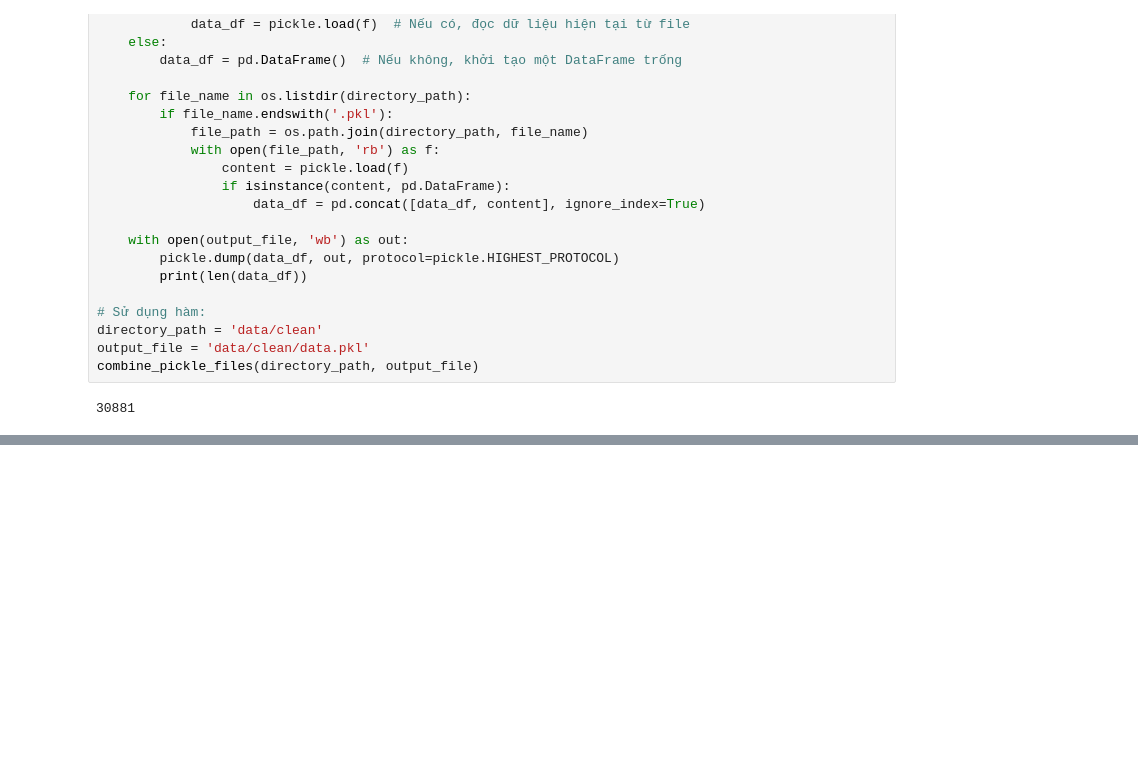
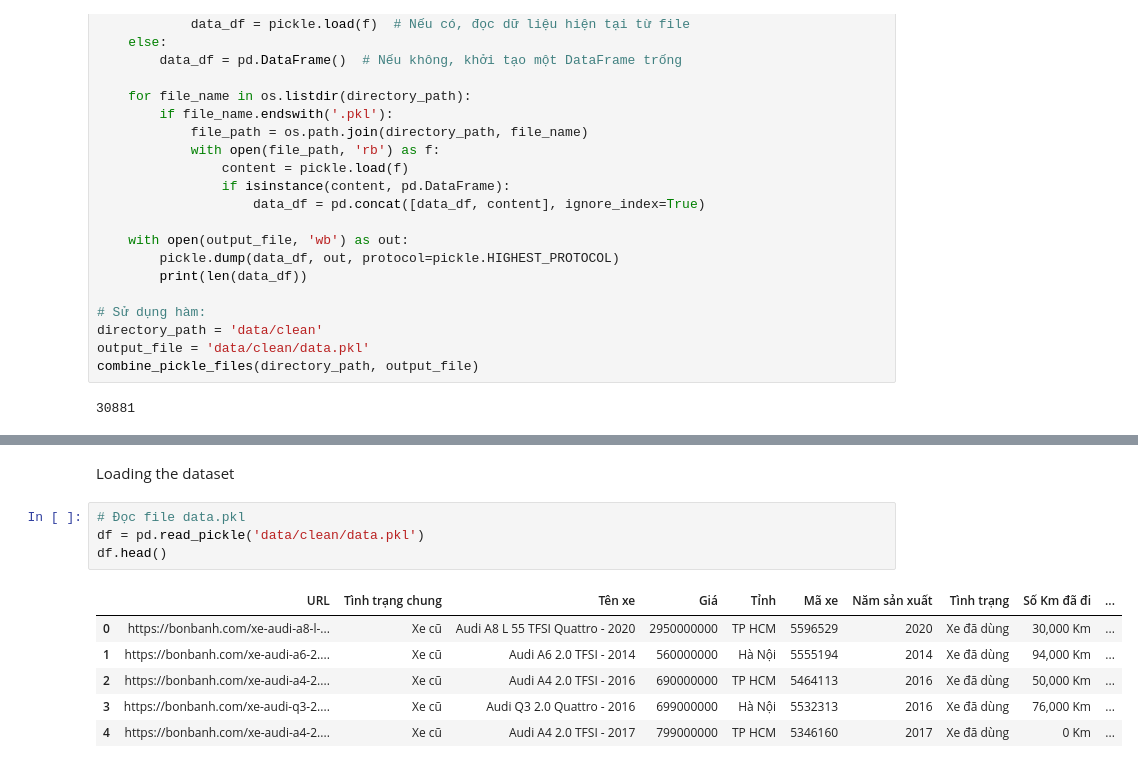
Before and after one commit to quangster/ML-project, a Jupyter notebook: extract_data.ipynb, the cells around one changed output, grey strips where cells are left out. Saved outputs shown, nothing was run; the diff lists cells and outputs as text; blank space fills up the shorter version.

```diff
--- a/extract_data.ipynb
+++ b/extract_data.ipynb
@@ -108,0 +126,13 @@ for filename in os.listdir(folder_path):
+# %% [markdown]
+Loading the dataset
+# %%
+# Đọc file data.pkl
+df = pd.read_pickle('data/clean/data.pkl')
+df.head()
+# %% [output]
+|  | URL | Tình trạng chung | Tên xe | Giá | Tỉnh | Mã xe | Năm sản xuất | Tình trạng | Số Km đã đi | ... |
+| 0 | https://bonbanh.com/xe-audi-a8-l-... | Xe cũ | Audi A8 L 55 TFSI Quattro - 2020 | 2950000000 | TP HCM | 5596529 | 2020 | Xe đã dùng | 30,000 Km | ... |
+| 1 | https://bonbanh.com/xe-audi-a6-2.... | Xe cũ | Audi A6 2.0 TFSI - 2014 | 560000000 | Hà Nội | 5555194 | 2014 | Xe đã dùng | 94,000 Km | ... |
+| 2 | https://bonbanh.com/xe-audi-a4-2.... | Xe cũ | Audi A4 2.0 TFSI - 2016 | 690000000 | TP HCM | 5464113 | 2016 | Xe đã dùng | 50,000 Km | ... |
+| 3 | https://bonbanh.com/xe-audi-q3-2.... | Xe cũ | Audi Q3 2.0 Quattro - 2016 | 699000000 | Hà Nội | 5532313 | 2016 | Xe đã dùng | 76,000 Km | ... |
+| 4 | https://bonbanh.com/xe-audi-a4-2.... | Xe cũ | Audi A4 2.0 TFSI - 2017 | 799000000 | TP HCM | 5346160 | 2017 | Xe đã dùng | 0 Km | ... |
```
Also changed, not shown: parts of 20 cells of this notebook, 3 other files.
